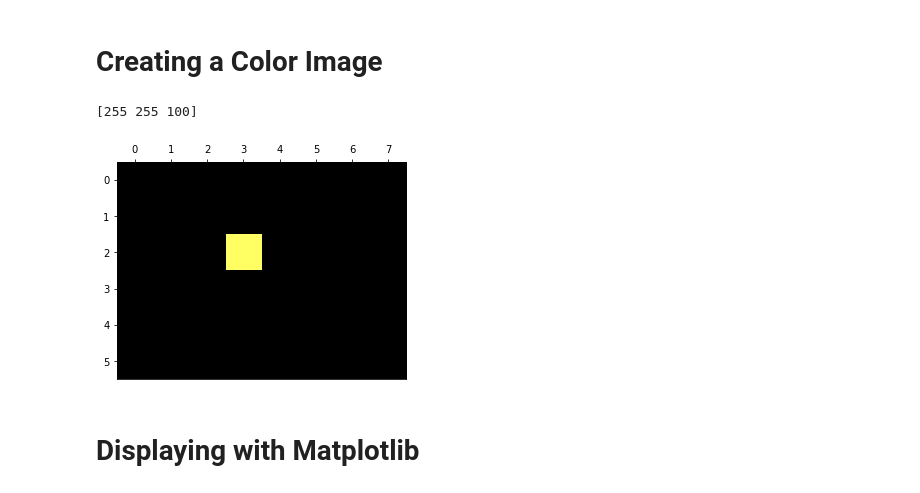
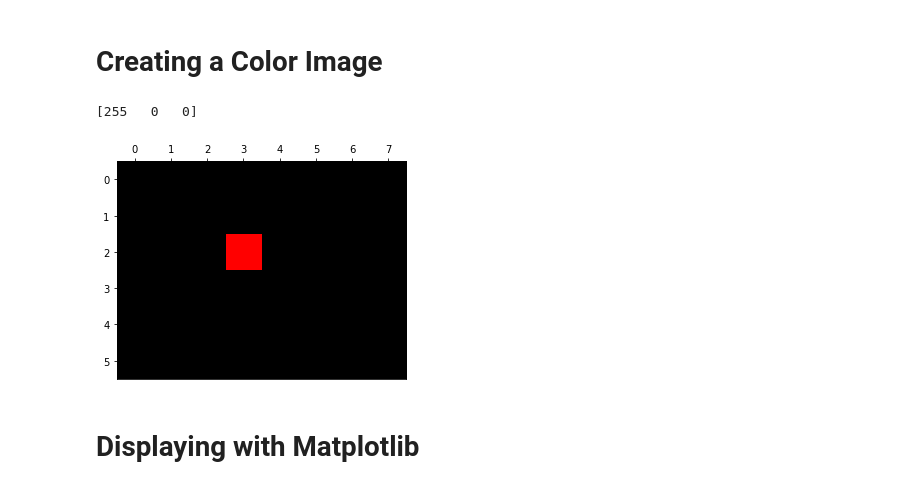
Before and after one commit to rangarodrigo/EN5204Code, a Jupyter notebook: a_basics.ipynb, the cells around one changed output. Drawn from its saved outputs; the diff is of its cells as text; code cells hidden in the pictures.

```diff
--- a/a_basics.ipynb
+++ b/a_basics.ipynb
@@ -101,20 +101,20 @@ plt.show()
 # %%
 %matplotlib inline
 import cv2 as cv
 import numpy as np
 import matplotlib.pyplot as plt
 
 im = np.zeros((6,8, 3),dtype=np.uint8)
 
-im[2,3] = [255, 255, 100]
+im[2,3] = [255, 0, 0]
 print(im[2,3])
 fig, ax = plt.subplots()
 ax.imshow(im)
 ax.xaxis.tick_top()
 plt.show()
 # %% [output]
-[255 255 100]
+[255   0   0]
-[figure, old version]
+[figure, new version]
 # %% [markdown]
 # Displaying with Matplotlib
 # %%
```
Also changed, not shown: parts of 6 cells of this notebook, 2 other files.
